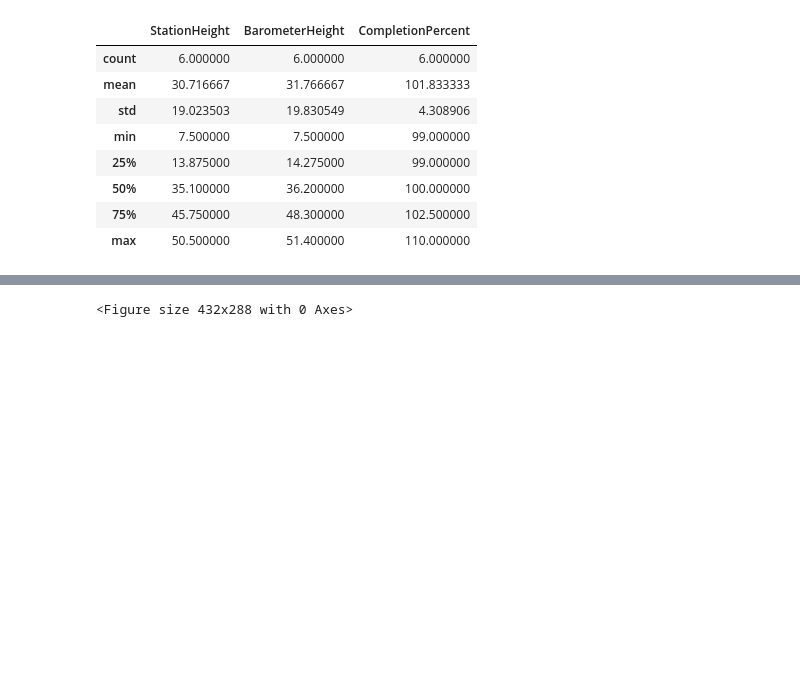
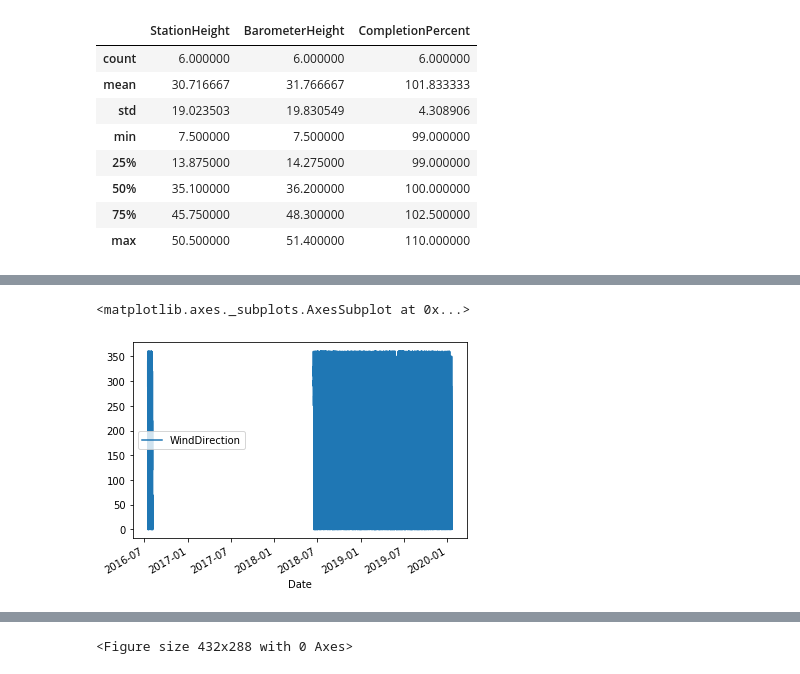
Before and after one commit to KamWithK/Temp2Enrgy, a Jupyter notebook: src/Graphs and Stats.ipynb, the cells around one changed output, grey strips where cells are left out. Drawn from its saved outputs; the diff is of its cells as text; code cells hidden in the pictures; blank space fills up the shorter version.

```diff
--- a/src/Graphs and Stats.ipynb
+++ b/src/Graphs and Stats.ipynb
@@ -48,0 +67,5 @@ stations_data[["StationHeight", "BarometerHeight", "CompletionPercent"]].describ
+# %%
+temperature_data.tail(62000).plot(x="Date", y="WindDirection")
+# %% [output]
+<matplotlib.axes._subplots.AxesSubplot at 0x...>
+[figure, added]
```
Also changed, not shown: parts of 11 cells of this notebook.
